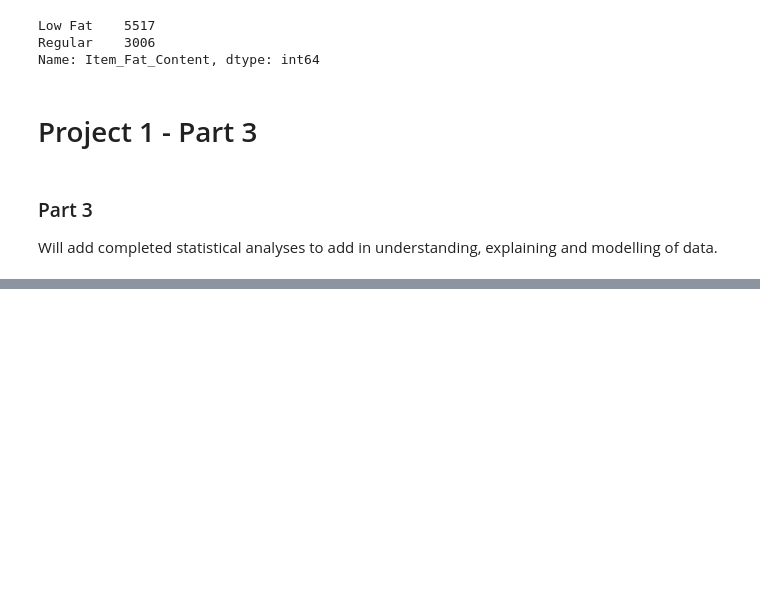
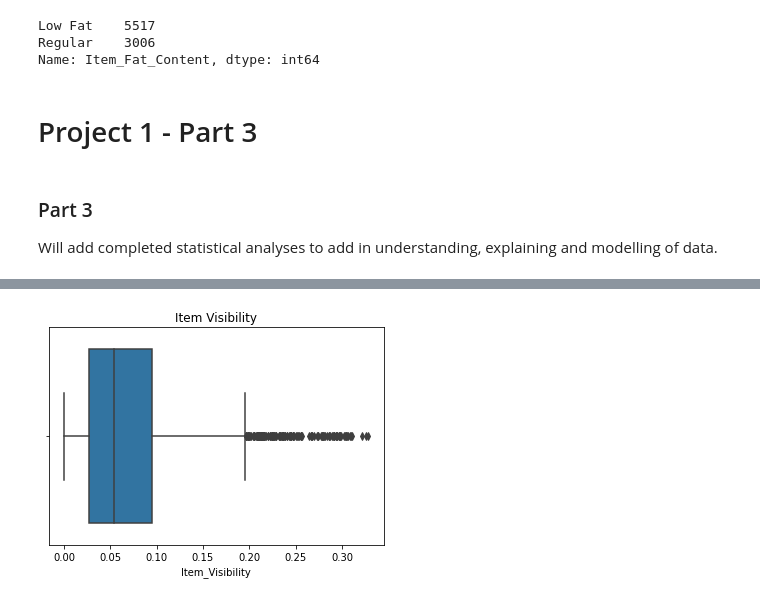
Before and after one commit to BrianArradondo/Sales-Predictions, a Jupyter notebook: Brian_Arradondo_Project_1_Part_2.ipynb, the cells around one changed output, grey strips where cells are left out. Cells and saved outputs as stored; diff of their text form; code cells hidden in the pictures; blank space fills up the shorter version.

```diff
--- a/Brian_Arradondo_Project_1_Part_2.ipynb
+++ b/Brian_Arradondo_Project_1_Part_2.ipynb
@@ -433,0 +462,5 @@ df["Item_Visibility"].hist(bins = 30)
+# %%
+ax = sns.boxplot(x= "Item_Visibility", data=df)
+ax.set_title("Item Visibility");  # This line of code describes where the median visibiility grouping lies and shows there are a significant amount of outliers on the high side
+# %% [output]
+[figure, added]
```
Also changed, not shown: parts of 7 cells of this notebook.
